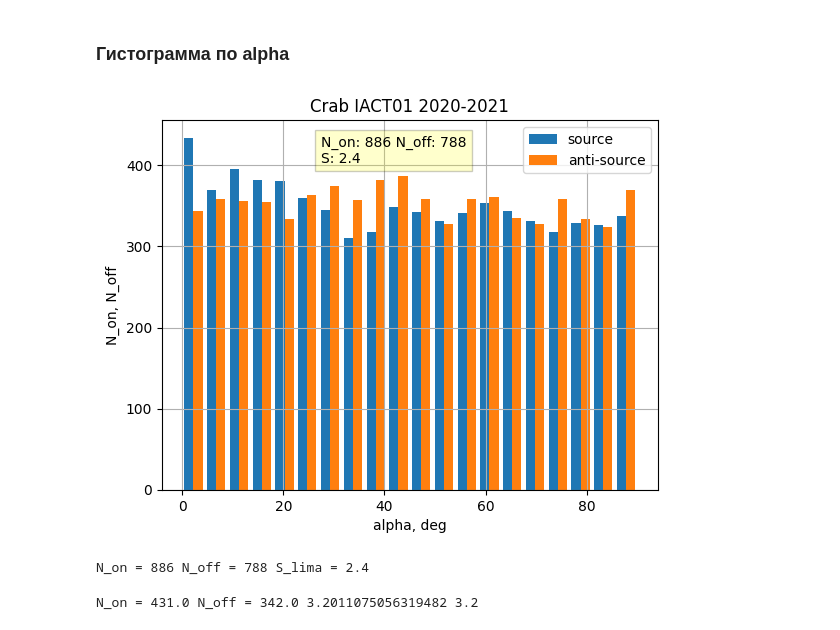
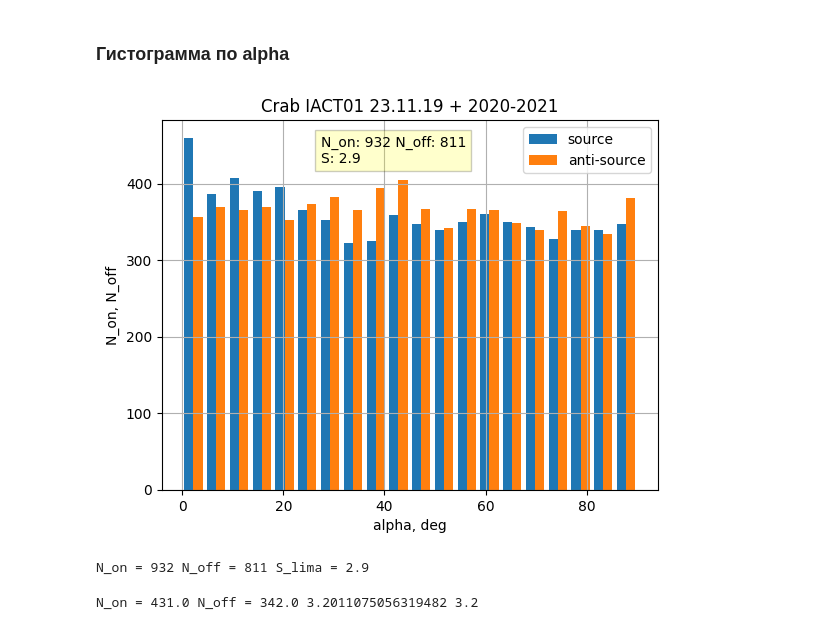
Before and after one commit to Alexandra-mipt/TAIGA, a Jupyter notebook: Гамма-адронное разделение-Copy1.ipynb, the cells around one changed output. Drawn from its saved outputs; the diff is of its cells as text; code cells hidden in the pictures.

```diff
--- a/Гамма-адронное разделение-Copy1.ipynb
+++ b/Гамма-адронное разделение-Copy1.ipynb
@@ -212,37 +186,38 @@ N_on = 37, N_off = 19, Significance = 2.43σ
 #     )
 #     source_df = df[
 #         common_filters &
 #         (df['dist1'].between(0.36, 1.44))
 #     ].copy()
 #     source_df['source_type'] = 'source'
 
 #     anti_source_df = df[
 #         common_filters &
 #         (df['dist2'].between(0.36, 1.44))
 #     ].copy()
 #     anti_source_df['source_type'] = 'anti-source'
 #     return source_df, anti_source_df
 
-source_events, antisource_events = filter_hillas_data(hillas)
+source_events, antisource_events = filter_hillas_data(combined_hillas)
 
 plt.hist([source_events['alpha1'],antisource_events['alpha2']], bins=20,
             label=['source', 'anti-source'])#,stacked=True)
 plt.legend(loc='upper right')
 plt.xlabel('alpha, deg')
 plt.ylabel('N_on, N_off')
-plt.title('Crab IACT01 2020-2021')
+plt.title('Crab IACT01 23.11.19 + 2020-2021')
 N_on = len(source_events.loc[source_events['alpha1']<10])
 N_off = len(antisource_events.loc[antisource_events['alpha2']<10])
 S = round(np.sqrt(2*N_on*np.log(2*(N_on/(N_on+N_off))) + 2*N_off*np.log(2*(N_off/(N_on+N_off)))),2) #сигма
 plt.annotate(f"N_on: {N_on} N_off: {N_off}\nS: {S}", fontsize=10,
             bbox={'facecolor':'yellow','alpha':0.2},
               xy=(3, 21), xytext=(0.32, 0.885), textcoords='axes fraction')
 plt.grid()
+plt.savefig('alpha_231119_2020-2021_IACT01.png', dpi=300, bbox_inches='tight')
 plt.show()
 print('N_on =', N_on, 'N_off =', N_off, 'S_lima =', S)
 # %% [output]
-[figure, old version]
+[figure, new version]
-N_on = 886 N_off = 788 S_lima = 2.4
+N_on = 932 N_off = 811 S_lima = 2.9
 # %%
 # Пашин В. вариант по альфа
 # table_had = pd.read_csv('/media/alexandra/DATA/IACT01_231119/231119.01_out_hillas_14_7.0fix.csv') #23.11.19
```
Also changed, not shown: parts of 35 cells of this notebook.
